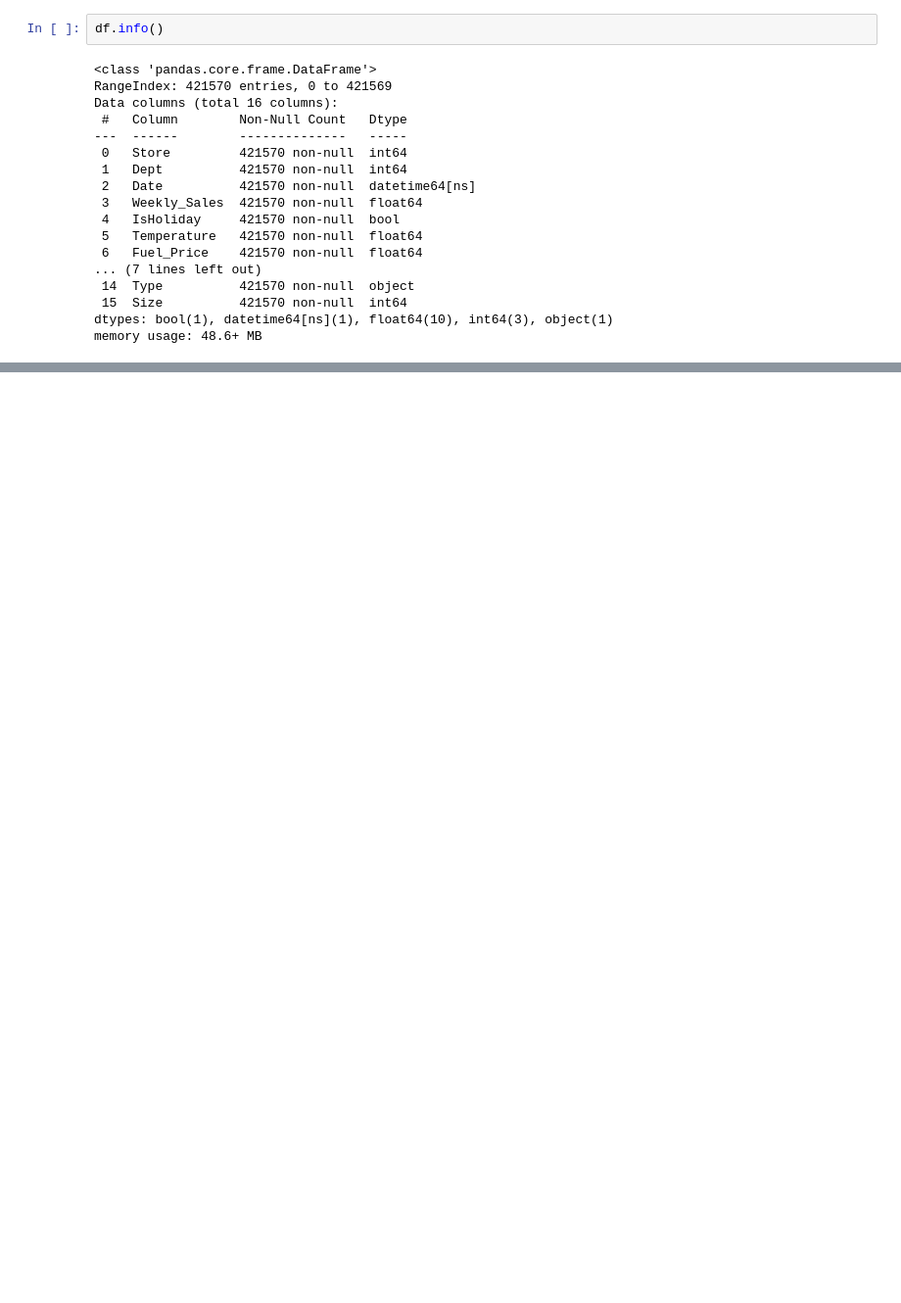
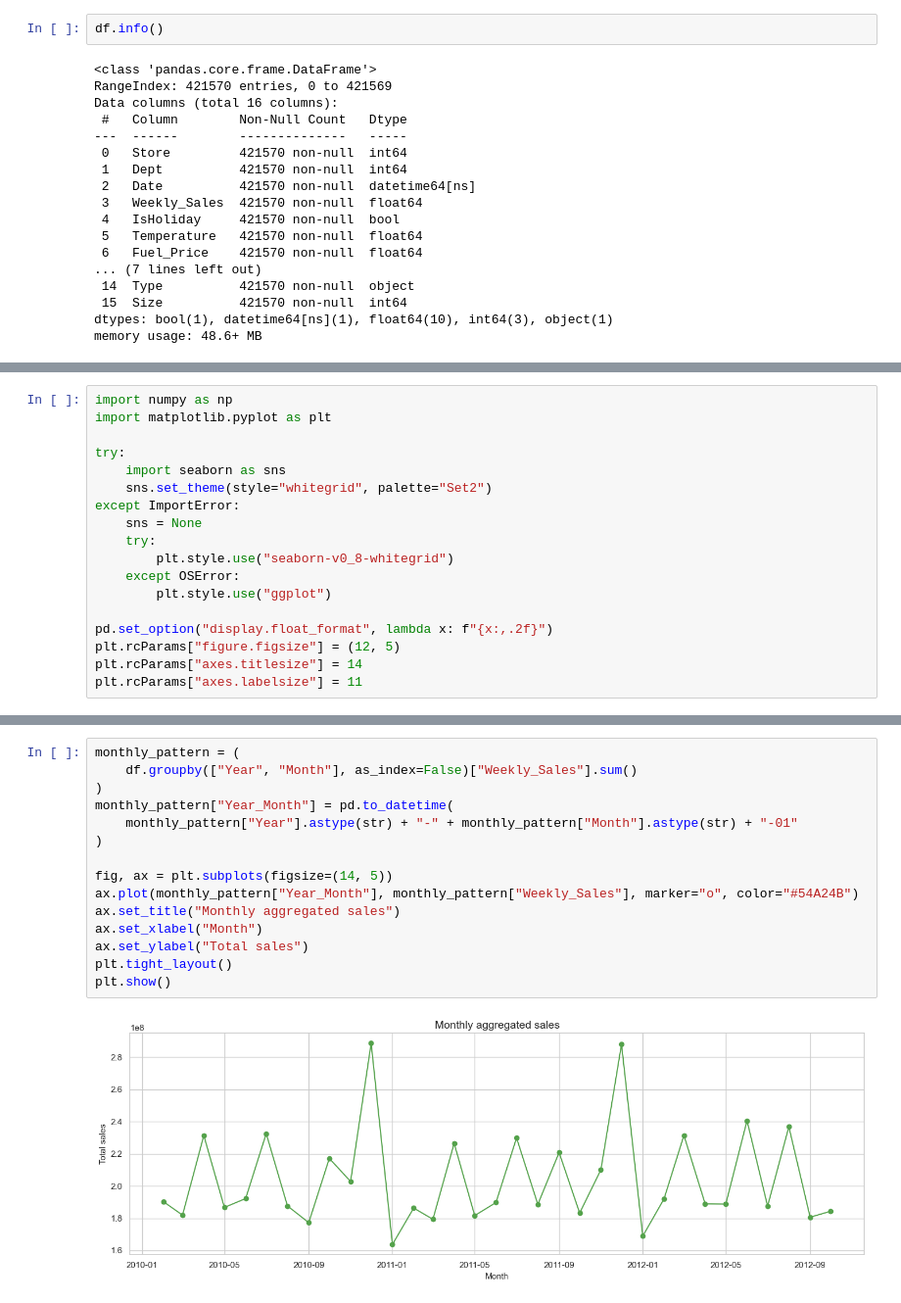
Before and after one commit to ZukaCS/ML_FINAL_PROJECT, a Jupyter notebook: eda.ipynb, the cells around one changed output, grey strips where cells are left out. Shown at 98% size. Drawn from its saved outputs; the diff is of its cells as text; blank space fills up the shorter version.

```diff
--- a/eda.ipynb
+++ b/eda.ipynb
@@ -137,0 +146,18 @@ dtype: float64
+# %%
+import numpy as np
+import matplotlib.pyplot as plt
+
+try:
+    import seaborn as sns
+    sns.set_theme(style="whitegrid", palette="Set2")
+except ImportError:
+    sns = None
+    try:
+        plt.style.use("seaborn-v0_8-whitegrid")
+    except OSError:
+        plt.style.use("ggplot")
+
+pd.set_option("display.float_format", lambda x: f"{x:,.2f}")
+plt.rcParams["figure.figsize"] = (12, 5)
+plt.rcParams["axes.titlesize"] = 14
+plt.rcParams["axes.labelsize"] = 11
@@ -137,0 +248,17 @@ dtype: float64
+# %%
+monthly_pattern = (
+    df.groupby(["Year", "Month"], as_index=False)["Weekly_Sales"].sum()
+)
+monthly_pattern["Year_Month"] = pd.to_datetime(
+    monthly_pattern["Year"].astype(str) + "-" + monthly_pattern["Month"].astype(str) + "-01"
+)
+
+fig, ax = plt.subplots(figsize=(14, 5))
+ax.plot(monthly_pattern["Year_Month"], monthly_pattern["Weekly_Sales"], marker="o", color="#54A24B")
+ax.set_title("Monthly aggregated sales")
+ax.set_xlabel("Month")
+ax.set_ylabel("Total sales")
+plt.tight_layout()
+plt.show()
+# %% [output]
+[figure, added]
```
Also changed, not shown: parts of 33 cells of this notebook.
